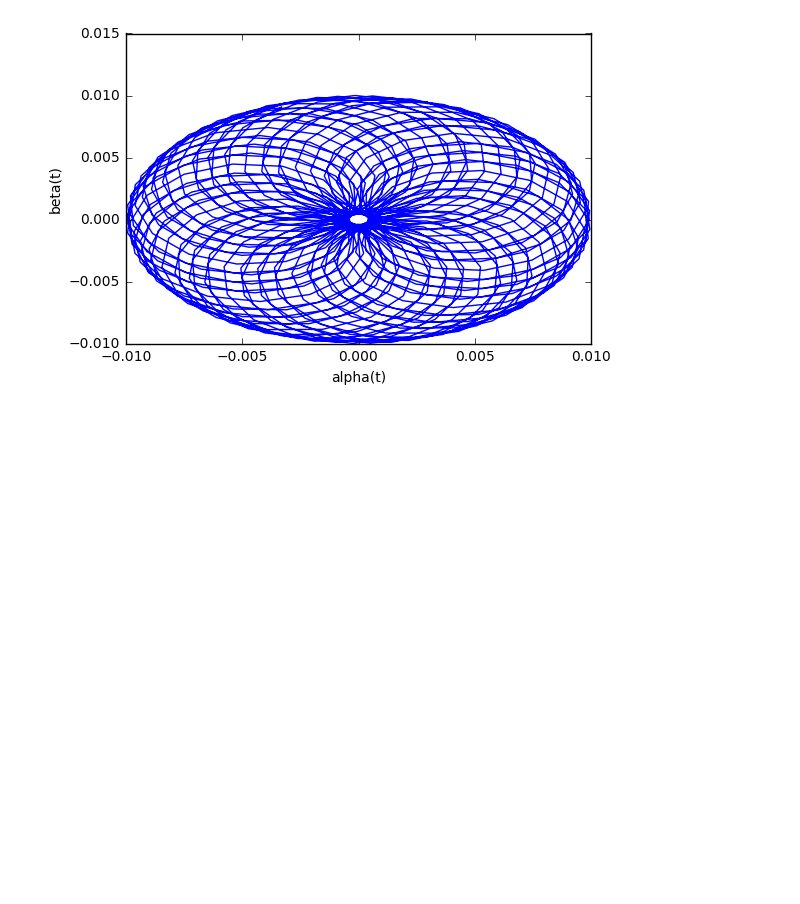
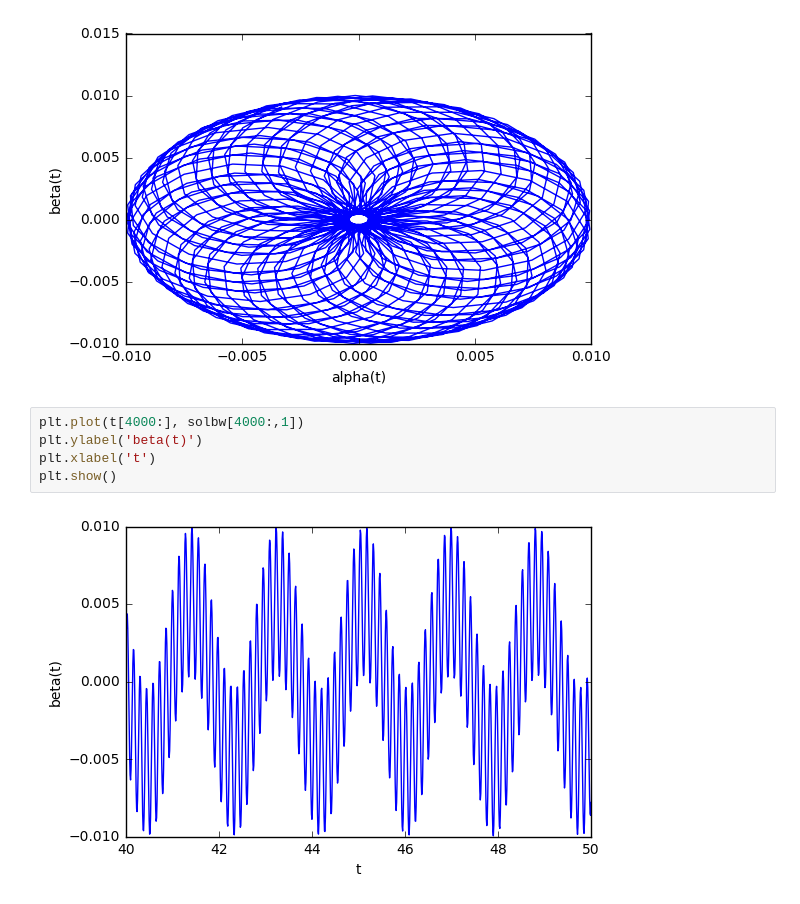
Before and after one commit to eduardofvdalmeida/Lista3-Topicos, a Jupyter notebook: Lista 3 - sem amortecimento.ipynb, the cells around one changed output. Saved outputs shown, nothing was run; the diff lists cells and outputs as text; blank space fills up the shorter version.

```diff
--- a/Lista 3 - sem amortecimento.ipynb
+++ b/Lista 3 - sem amortecimento.ipynb
@@ -132,3 +132,10 @@ plt.xlabel('alpha(t)')
 plt.show()
 # %% [output]
 [figure]
+# %%
+plt.plot(t[4000:], solbw[4000:,1])
+plt.ylabel('beta(t)')
+plt.xlabel('t')
+plt.show()
+# %% [output]
+[figure, added]
```
Also changed, not shown: 1 other file.
